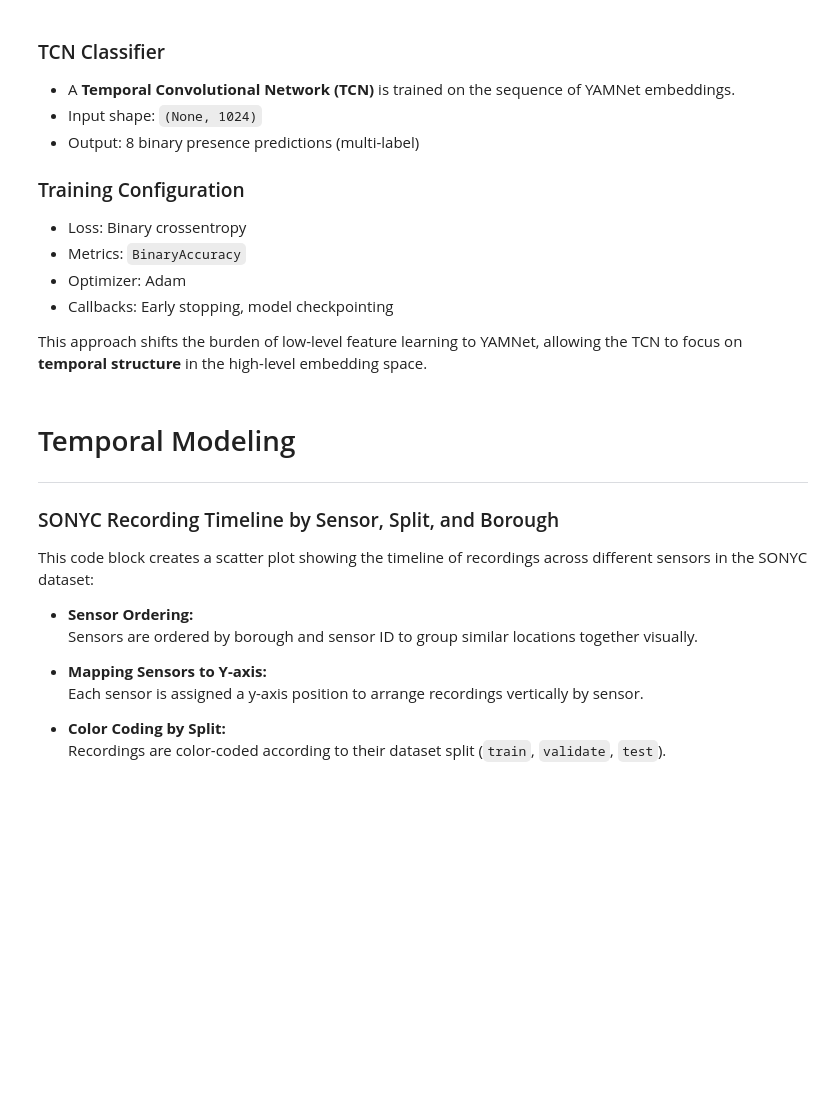
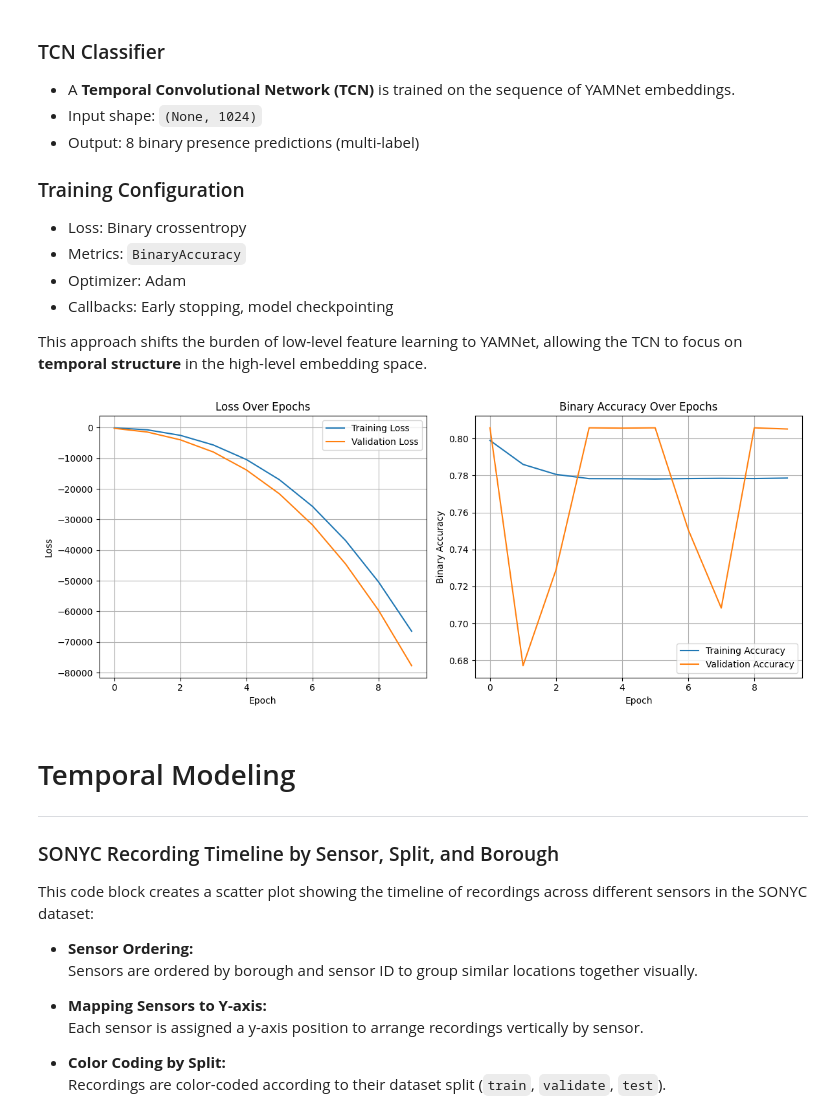
Before and after one commit to calanuzao/noise-bliss, a Jupyter notebook: pipeline.ipynb, the cells around one changed output. Cells and saved outputs as stored; diff of their text form; code cells hidden in the pictures; blank space fills up the shorter version.

```diff
--- a/pipeline.ipynb
+++ b/pipeline.ipynb
@@ -791,15 +737,30 @@ yamnet_dataset = yamnet_dataset.map(map_with_yamnet, num_parallel_calls=tf.data.
 yamnet_dataset = yamnet_dataset.padded_batch(32, padded_shapes=([None, 1024], [8]))
 yamnet_dataset = yamnet_dataset.prefetch(tf.data.AUTOTUNE)
 # %%
-input_shape = (None, 1024)  # Variable-length sequence, 1024-dim features
+""" YAMNet Model Compilation and Training """
 
-# Assume tcn_model is already defined
+"""
+This block defines, compiles, and trains a Temporal Convolutional Network (TCN)
+on YAMNet embeddings for multi-label classification of urban sound events.
+
+- Input shape: (None, 1024) representing a sequence of embedding frames.
+- Loss: Binary crossentropy for multi-label targets.
+- Metrics: Binary accuracy.
+- Optimizer: Adam.
+- Callbacks:
+  - EarlyStopping to prevent overfitting
+  - ModelCheckpoint to save the best performing model
+"""
+
+input_shape = (None, 1024)
+
 model = tcn_model(input_shape, num_classes=8)
-model.compile(optimizer='adam',
-              loss='binary_crossentropy',
-              metrics=['binary_accuracy'])
+model.compile(
+    optimizer='adam',
+    loss='binary_crossentropy',
+    metrics=['binary_accuracy']
+)
 
-# Train model
 history = model.fit(
     yamnet_dataset,
     epochs=10,
@@ -809,7 +770,14 @@ history = model.fit(
     ]
 )
 # %%
-import matplotlib.pyplot as plt
+""" Training Metrics Visualization """
+
+"""
+This block defines a utility function to visualize training progress.
+It plots loss and binary accuracy curves over epochs for both training and validation.
+
+Used after model training to assess convergence and generalization.
+"""
 
 def plot_training_metrics(history):
     """
@@ -819,35 +787,37 @@ def plot_training_metrics(history):
     ----------
     history : keras.callbacks.History
         Training history returned by model.fit().
     """
     plt.figure(figsize=(12, 5))
 
-    # Plot Loss
+    # Loss Plot
     plt.subplot(1, 2, 1)
     plt.plot(history.history['loss'], label='Training Loss')
     if 'val_loss' in history.history:
         plt.plot(history.history['val_loss'], label='Validation Loss')
     plt.title('Loss Over Epochs')
     plt.xlabel('Epoch')
     plt.ylabel('Loss')
     plt.legend()
     plt.grid(True)
 
-    # Plot Accuracy
+    # Accuracy Plot
     plt.subplot(1, 2, 2)
     plt.plot(history.history['binary_accuracy'], label='Training Accuracy')
     if 'val_binary_accuracy' in history.history:
         plt.plot(history.history['val_binary_accuracy'], label='Validation Accuracy')
     plt.title('Binary Accuracy Over Epochs')
     plt.xlabel('Epoch')
     plt.ylabel('Binary Accuracy')
     plt.legend()
     plt.grid(True)
 
     plt.tight_layout()
     plt.show()
 
 plot_training_metrics(history)
+# %% [output]
+[figure, added]
 # %% [markdown]
 # Temporal Modeling
 ***
```
Also changed, not shown: parts of 24 cells of this notebook, 13 other files.
